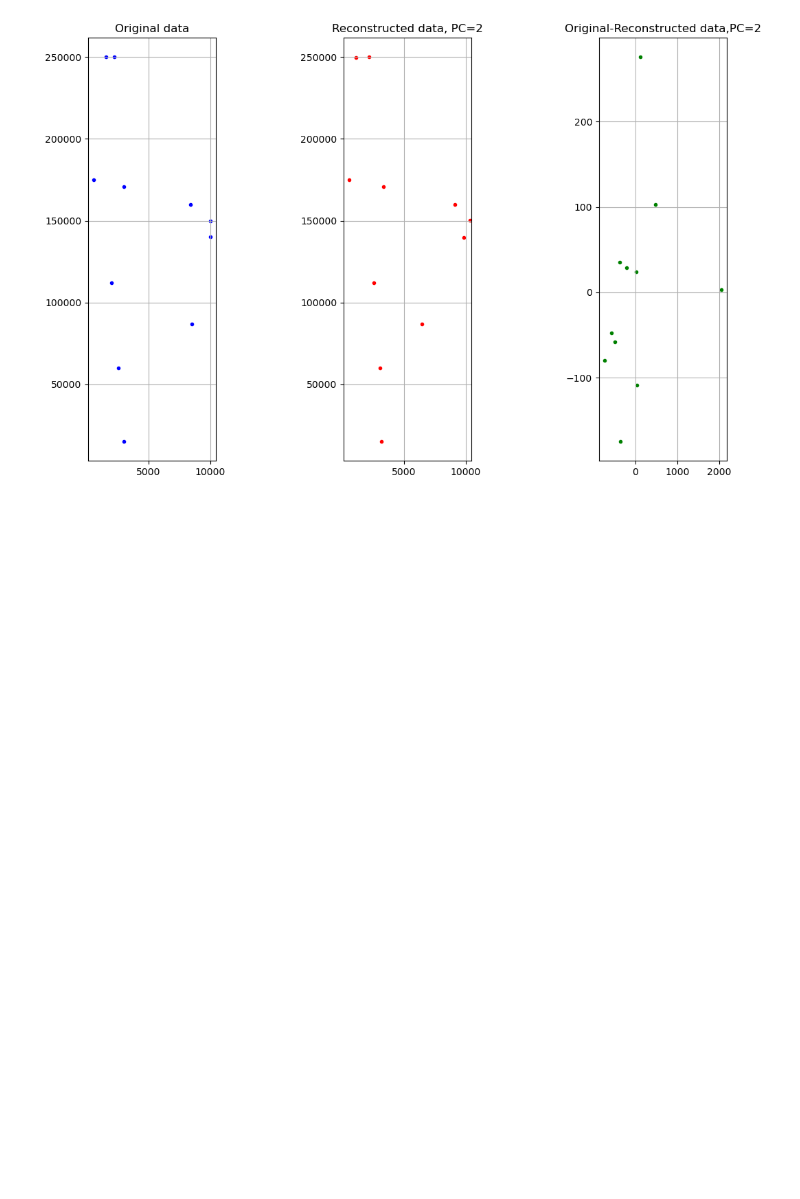
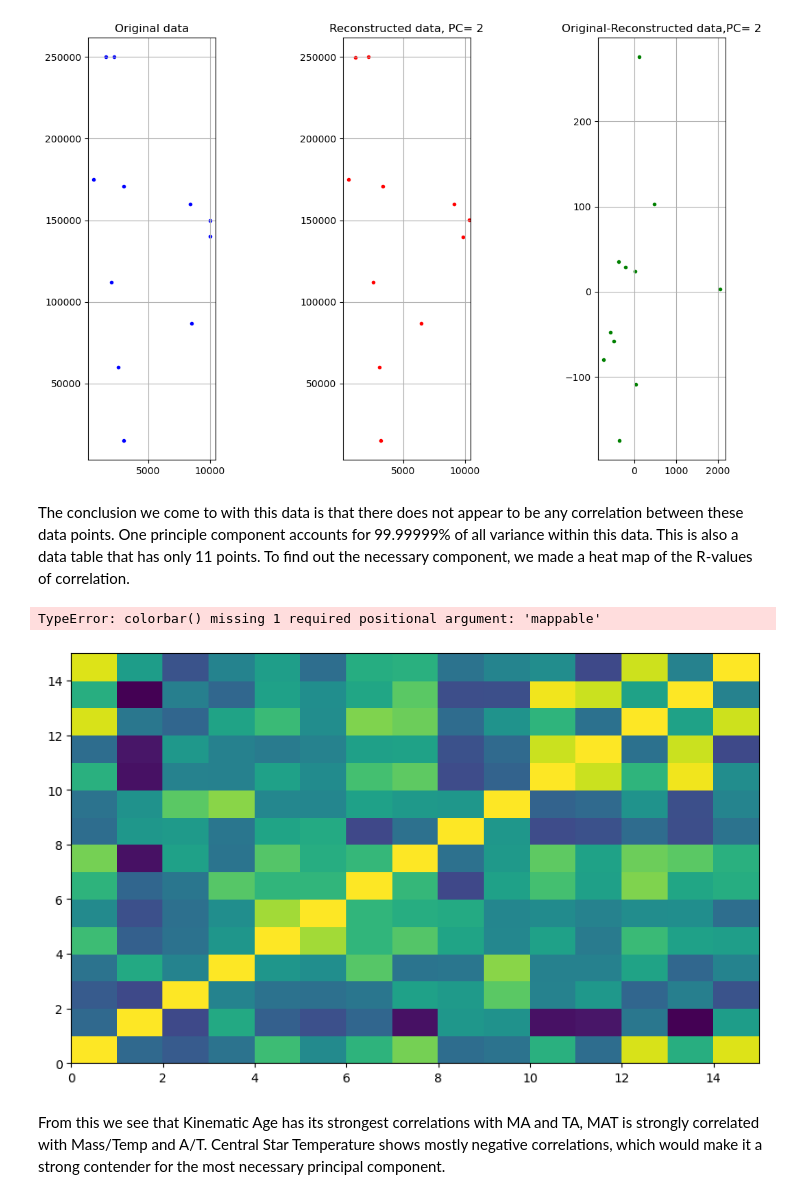
Before and after one commit to astroseandillon/Python-for-data-analysis, a Jupyter notebook: Dillon_Sean_Final_Project.ipynb, the cells around one changed output. Drawn from its saved outputs; the diff is of its cells as text; code cells hidden in the pictures; blank space fills up the shorter version.

```diff
--- a/Dillon_Sean_Final_Project.ipynb
+++ b/Dillon_Sean_Final_Project.ipynb
@@ -184,3 +184,28 @@ ax3[2].grid('on')
 plt.show()
 # %% [output]
 [figure]
+# %% [markdown]
+The conclusion we come to with this data is that there does not appear to be any correlation between these data points. One principle component accounts for 99.99999% of all variance within this data. This is also a data table that has only 11 points. To find out the necessary component, we made a heat map of the R-values of correlation.
+# %%
+cor_mat = dmatrix.corr(method='pearson')
+
+
+
+fig4, ax4 = plt.subplots(figsize=(10,6))
+ax4.pcolor(cor_mat)
+fig4.colorbar()
+# ax4.tick_params(np.arange(0.5, len(dmatrix.columns), 1), df.columns)
+# plt.xticks(np.arange(0.5, len(dmatrix.columns), 1), df.columns)
+ax4.set_xticks(np.arange(0.5,len(dmatrix.columns),1),labels=dmatrix.columns, rotation=30, rotation_mode='anchor', va='center', ha='right')
+ax4.set_yticks(np.arange(0.5,len(dmatrix.columns),1),labels=dmatrix.columns)
+# plt.setp(ax.get_xticklabels(), rotation=45, ha="right",
+#          rotation_mode="anchor")
+for i in range(len(dmatrix.columns)):
+    for j in range(len(dmatrix.columns)):
+        ax4.text(j+0.5, i+0.5, "{:.2f}".format(cor_mat.iat[i, j]), ha="center", va="center", color="k")
+ax4.set_title('Correlation Coefficients between each principal component')
+# %% [output]
+TypeError: colorbar() missing 1 required positional argument: 'mappable'
+[figure, added]
+# %% [markdown]
+From this we see that Kinematic Age has its strongest correlations with MA and TA, MAT is strongly correlated with Mass/Temp and A/T. Central Star Temperature shows mostly negative correlations, which would make it a strong contender for the most necessary principal component.
```
Also changed, not shown: parts of 5 cells of this notebook, 1 other file.
